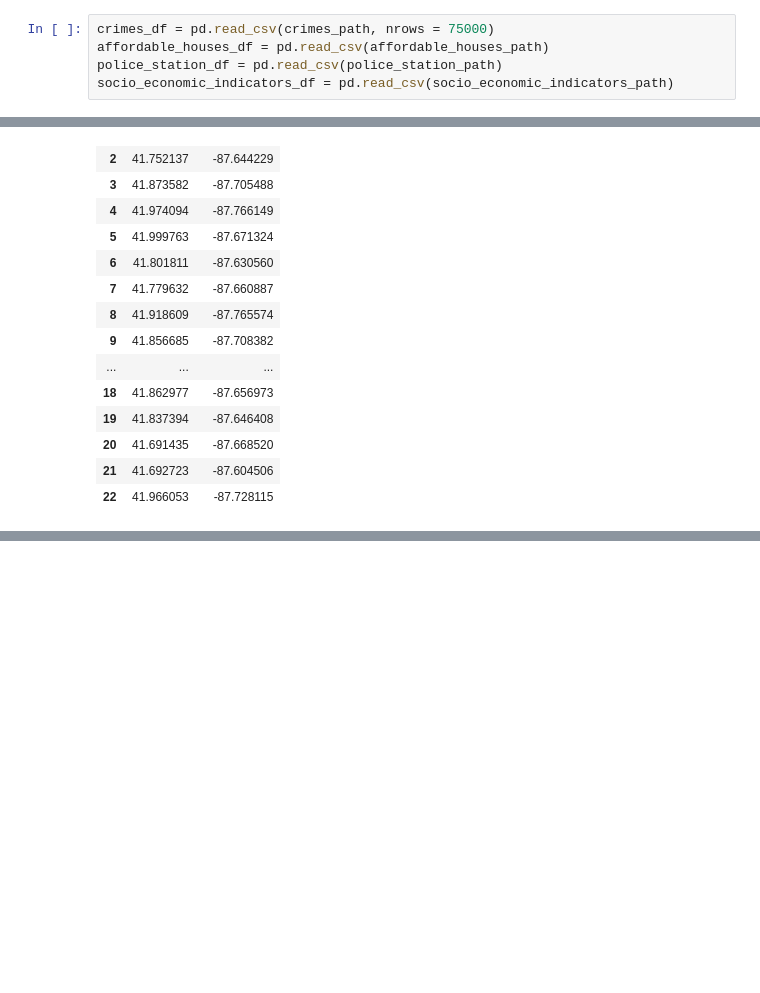
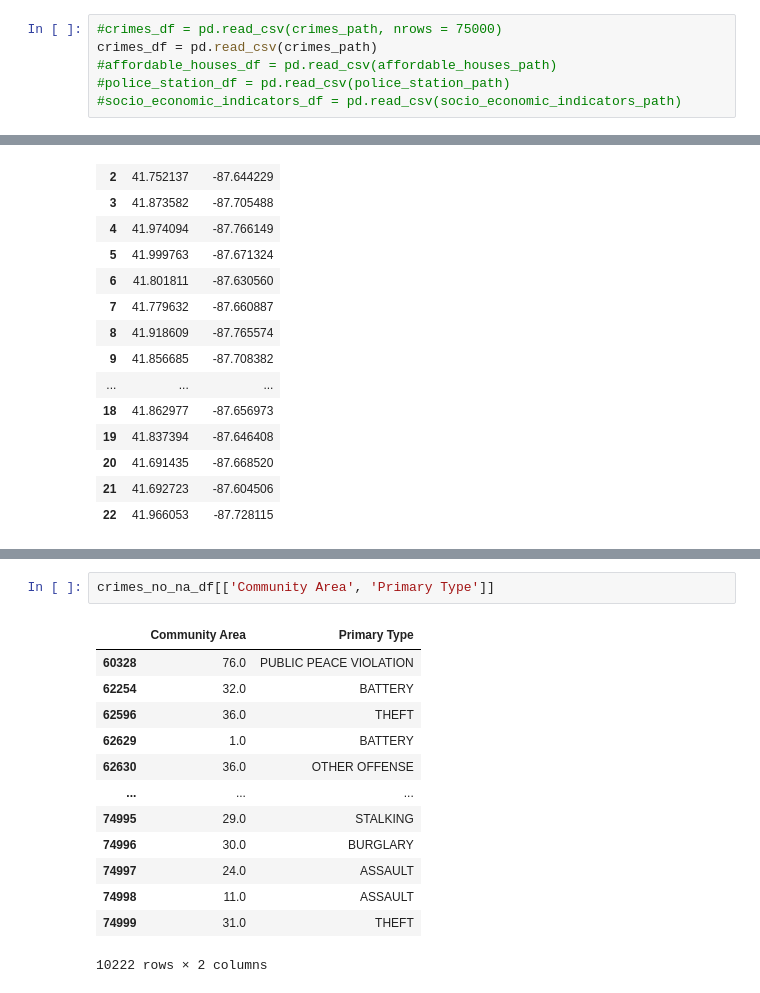
Before and after one commit to com-480-data-visualization/com-480-project-improviz, a Jupyter notebook: preprocessing.ipynb, the cells around one changed output, grey strips where cells are left out. Saved outputs shown, nothing was run; the diff lists cells and outputs as text; blank space fills up the shorter version.

```diff
--- a/preprocessing.ipynb
+++ b/preprocessing.ipynb
@@ -10,10 +10,11 @@ affordable_houses_path = os.path.join(dataset_path, 'Affordable_Rental_Housing_D
 police_station_path = os.path.join(dataset_path, 'Police_Stations.csv')
 socio_economic_indicators_path = os.path.join(dataset_path, 'Census_Data_-_Selected_socioeconomic_indicators_in_Chicago__2008___2012.csv')
 # %%
-crimes_df = pd.read_csv(crimes_path, nrows = 75000)
-affordable_houses_df = pd.read_csv(affordable_houses_path)
-police_station_df = pd.read_csv(police_station_path)
-socio_economic_indicators_df = pd.read_csv(socio_economic_indicators_path)
+#crimes_df = pd.read_csv(crimes_path, nrows = 75000)
+crimes_df = pd.read_csv(crimes_path)
+#affordable_houses_df = pd.read_csv(affordable_houses_path)
+#police_station_df = pd.read_csv(police_station_path)
+#socio_economic_indicators_df = pd.read_csv(socio_economic_indicators_path)
 # %%
 crimes_no_na_df = crimes_df.dropna()
 # %%
@@ -101,0 +157,16 @@ police_station_df[['LATITUDE', 'LONGITUDE']].to_csv(os.path.join(dataset_path, '
+# %%
+crimes_no_na_df[['Community Area', 'Primary Type']]
+# %% [output]
+|  | Community Area | Primary Type |
+| 60328 | 76.0 | PUBLIC PEACE VIOLATION |
+| 62254 | 32.0 | BATTERY |
+| 62596 | 36.0 | THEFT |
+| 62629 | 1.0 | BATTERY |
+| 62630 | 36.0 | OTHER OFFENSE |
+| ... | ... | ... |
+| 74995 | 29.0 | STALKING |
+| 74996 | 30.0 | BURGLARY |
+| 74997 | 24.0 | ASSAULT |
+| 74998 | 11.0 | ASSAULT |
+| 74999 | 31.0 | THEFT |
+10222 rows × 2 columns
```
Also changed, not shown: parts of 1 cell of this notebook, 3 other files.
